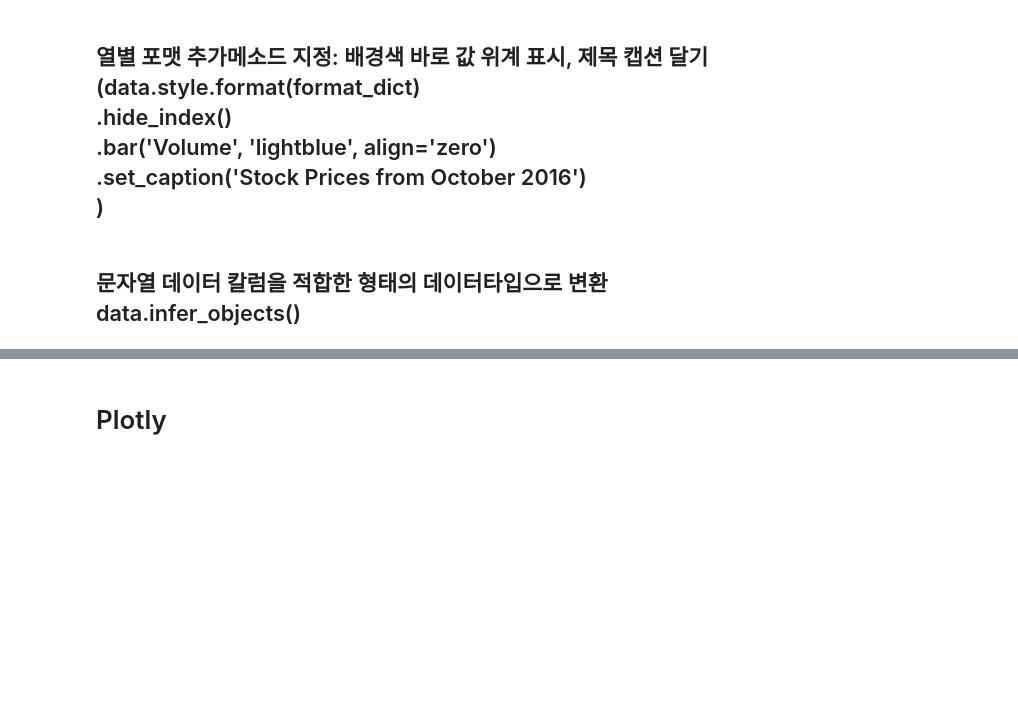
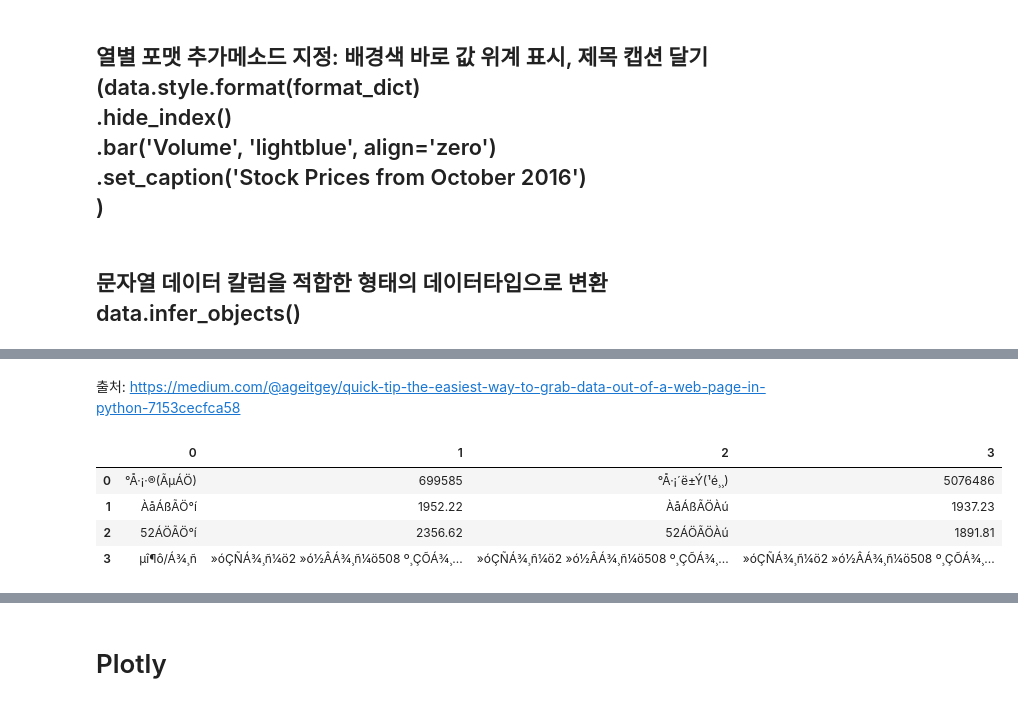
Before and after one commit to jgumin/jupyter-notebook, a Jupyter notebook: snippet/snippet.ipynb, the cells around one changed output, grey strips where cells are left out. Cells and saved outputs as stored; diff of their text form; code cells hidden in the pictures; blank space fills up the shorter version.

```diff
--- a/snippet/snippet.ipynb
+++ b/snippet/snippet.ipynb
@@ -1355,0 +1358,15 @@ stocks.infer_objects()
+# %% [markdown]
+출처: https://medium.com/@ageitgey/quick-tip-the-easiest-way-to-grab-data-out-of-a-web-page-in-python-7153cecfca58
+# %%
+calls_df = pd.read_html("https://finance.naver.com/sise/sise_index.nhn?code=KOSPI",
+#                         header=0, , parse_dates=["날짜"]
+                       )
+calls_df[0]
+# calls_df.tables[0]
+# decode('euc-kr')
+# %% [output]
+|  | 0 | 1 | 2 | 3 |
+| 0 | °Å·¡·®(ÃµÁÖ) | 699585 | °Å·¡´ë±Ý(¹é¸¸) | 5076486 |
+| 1 | ÀåÁßÃÖ°í | 1952.22 | ÀåÁßÃÖÀú | 1937.23 |
+| 2 | 52ÁÖÃÖ°í | 2356.62 | 52ÁÖÃÖÀú | 1891.81 |
+| 3 | µî¶ô/Á¾¸ñ | »óÇÑÁ¾¸ñ¼ö2 »ó½ÂÁ¾¸ñ¼ö508 º¸ÇÕÁ¾¸... | »óÇÑÁ¾¸ñ¼ö2 »ó½ÂÁ¾¸ñ¼ö508 º¸ÇÕÁ¾¸... | »óÇÑÁ¾¸ñ¼ö2 »ó½ÂÁ¾¸ñ¼ö508 º¸ÇÕÁ¾¸... |
```
Also changed, not shown: parts of 10 cells of this notebook.
